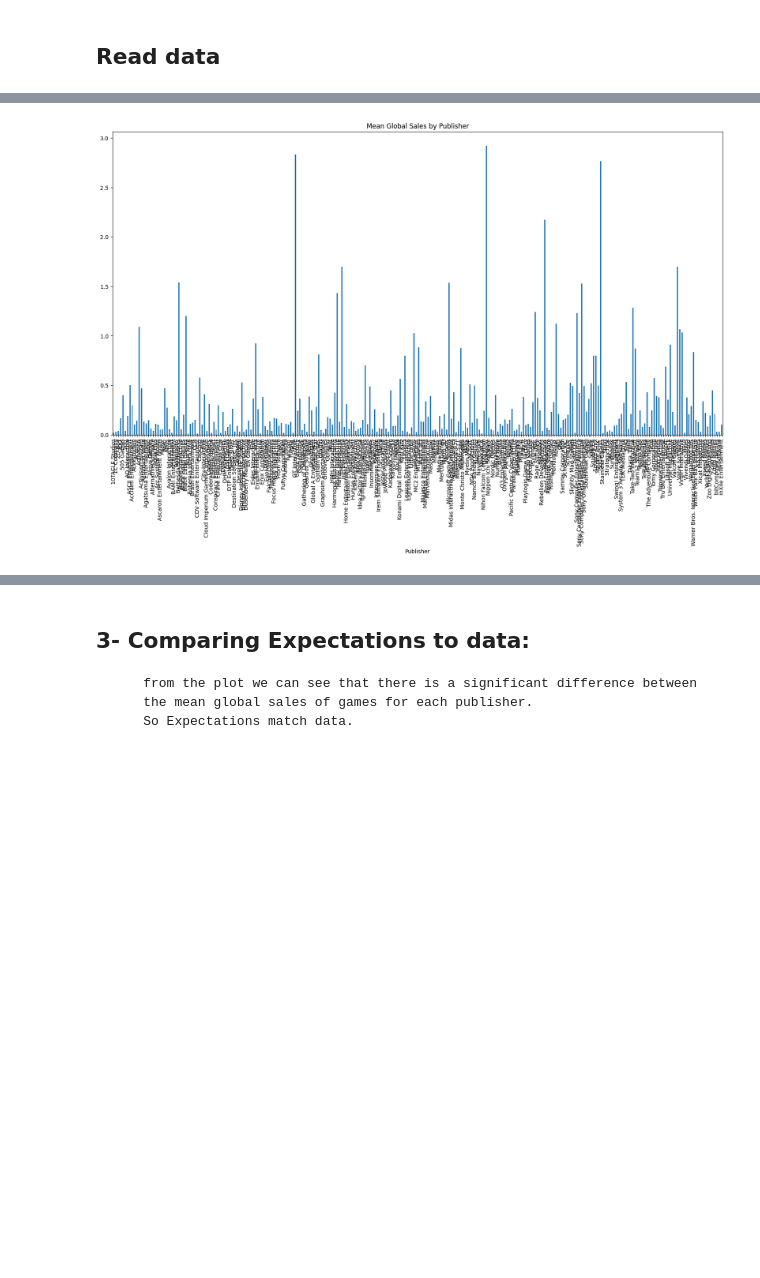
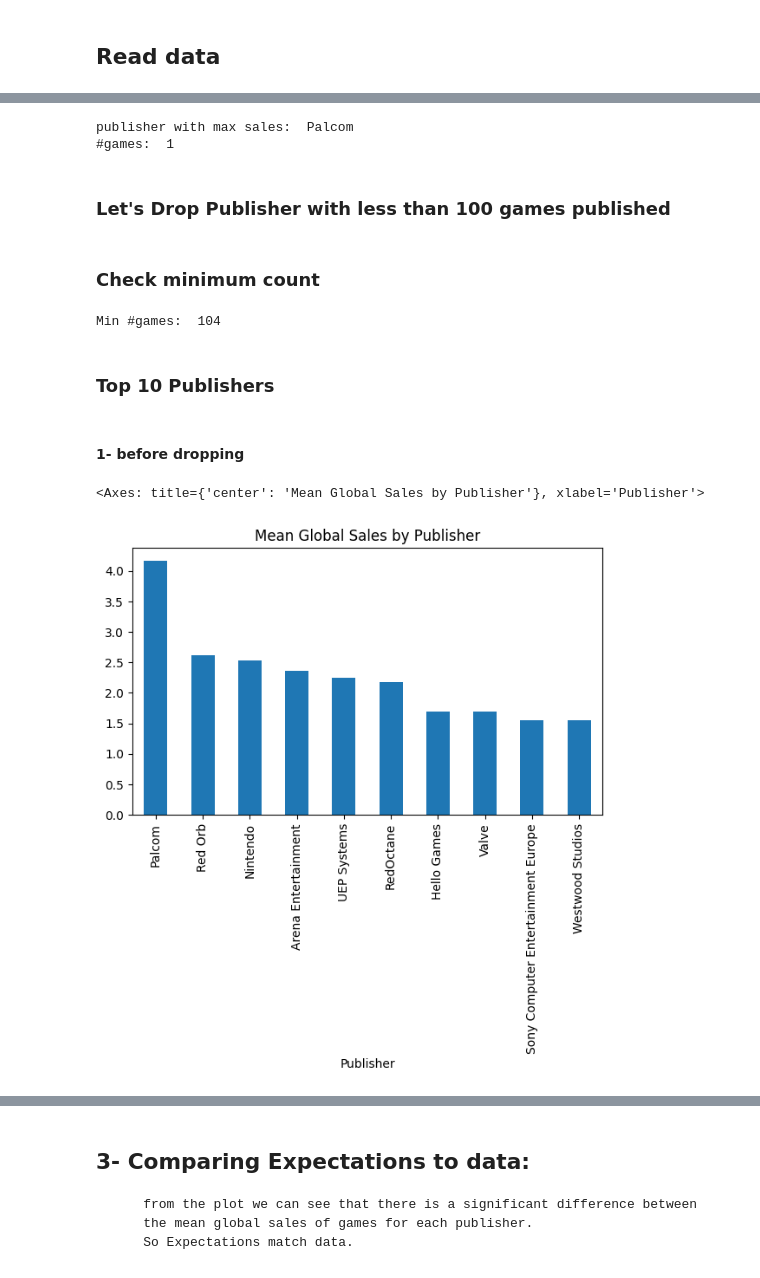
Before and after one commit to GhiathAjam/Analysis-of-Video-Games-Sales, a Jupyter notebook: Analysis/ExploratoryQuestions/Q2.ipynb, the cells around one changed output, grey strips where cells are left out. Drawn from its saved outputs; the diff is of its cells as text; code cells hidden in the pictures; blank space fills up the shorter version.

```diff
--- a/Analysis/ExploratoryQuestions/Q2.ipynb
+++ b/Analysis/ExploratoryQuestions/Q2.ipynb
@@ -21,5 +24,5 @@ df = read_data(kind='dataset')
 # %%
-df =handle_missing_values(df)
+df =handle_missing_values(df,"mode_median" )
 # %% [output]
 Total Number of rows : 16719
 Number of rows with missing values: 9894
@@ -27,6 +44,6 @@ Number of rows after dropping: 6825
 # %%
 #get mean of global sales for each publisher
-publisher_sales = df.groupby('Publisher')['Global_Sales'].mean()
+publisher_sales = df.groupby('Publisher')['Global_Sales'].mean().sort_values(ascending=False).head(10)
 print(publisher_sales)
 # %% [output]
 Publisher
@@ -50,0 +92,8 @@ plt.show()
+# %%
+print("publisher with max sales: ",publisher_sales.idxmax())
+print("#games: ", df[df['Publisher'] ==publisher_sales.idxmax()]['Publisher'].count())
+# %% [output]
+publisher with max sales:  Palcom
+#games:  1
+# %% [markdown]
+### Let's Drop Publisher with less than 100 games published
@@ -51,6 +104,17 @@ plt.show()
+# %% [markdown]
+### Check minimum count
+# %%
+publisher_count = df_dropped.groupby('Publisher')['Global_Sales'].count().sort_values(ascending=False)
+print("Min #games: " ,publisher_count.min())
+# %% [output]
+Min #games:  104
+# %% [markdown]
+### Top 10 Publishers
+# %% [markdown]
+#### 1- before dropping
 # %%
-# plot publisher sales
-publisher_sales.plot(kind='bar', figsize=(20, 10), title='Mean Global Sales by Publisher')
-plt.show()
+# plot top 10 publishers
+publisher_sales.nlargest(10).plot(kind='bar', figsize=(7, 4), title='Mean Global Sales by Publisher')
 # %% [output]
+<Axes: title={'center': 'Mean Global Sales by Publisher'}, xlabel='Publisher'>
-[figure, old version]
+[figure, new version]
```
Also changed, not shown: parts of 25 cells of this notebook.
